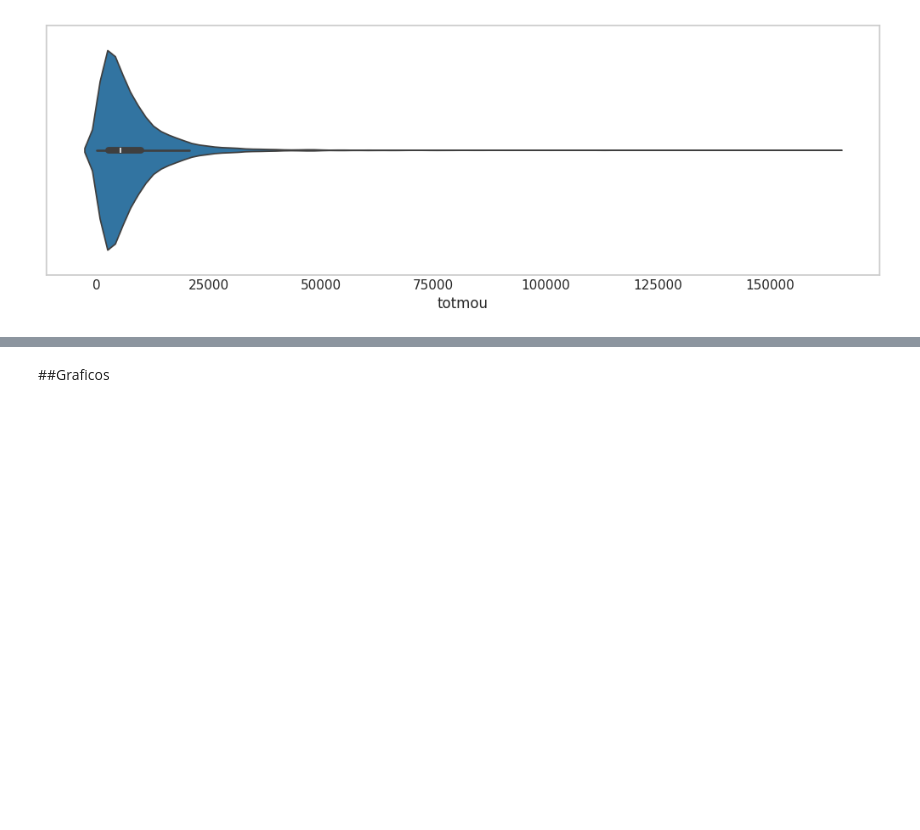
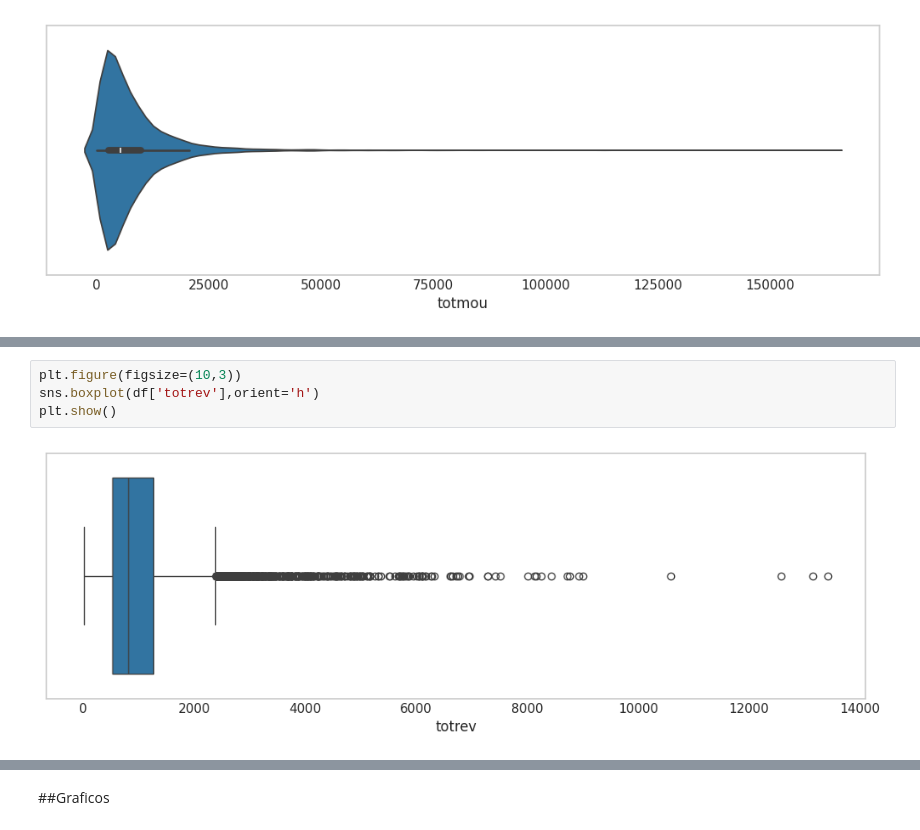
Before and after one commit to mgomez270/MLGuia1, a Jupyter notebook: Relación_Minutos.ipynb, the cells around one changed output, grey strips where cells are left out. Drawn from its saved outputs; the diff is of its cells as text; blank space fills up the shorter version.

```diff
--- a/Relación_Minutos.ipynb
+++ b/Relación_Minutos.ipynb
@@ -71,0 +91,6 @@ plt.show()
+# %%
+plt.figure(figsize=(10,3))
+sns.boxplot(df['totrev'],orient='h')
+plt.show()
+# %% [output]
+[figure, added]
```
Also changed, not shown: parts of 19 cells of this notebook.
